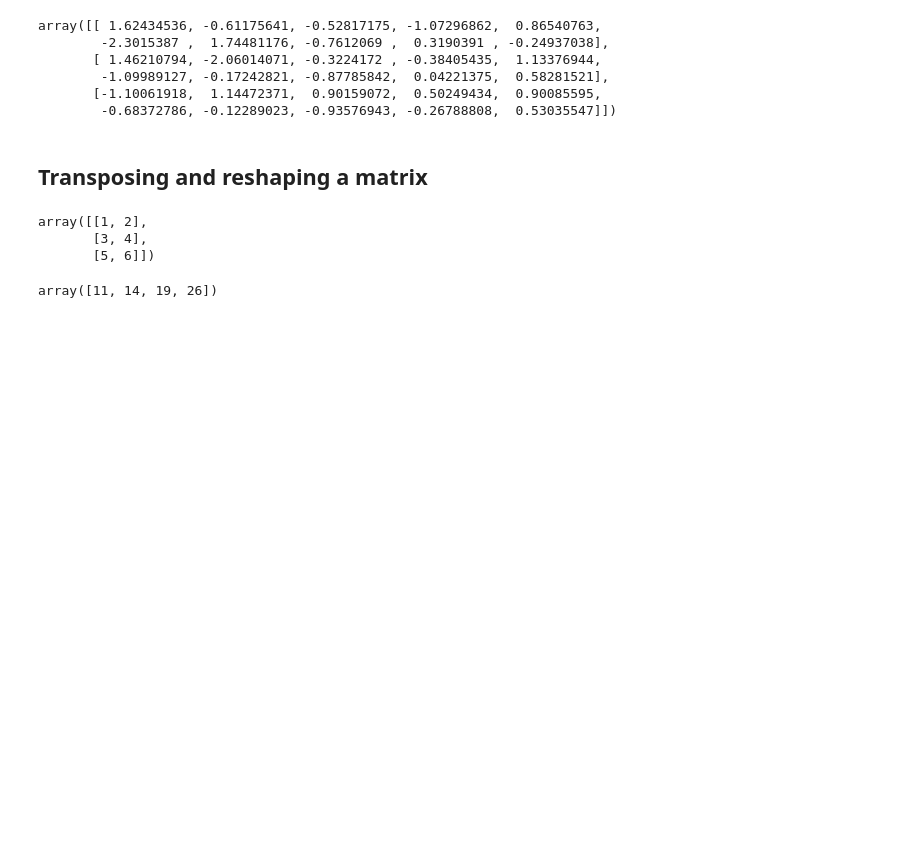
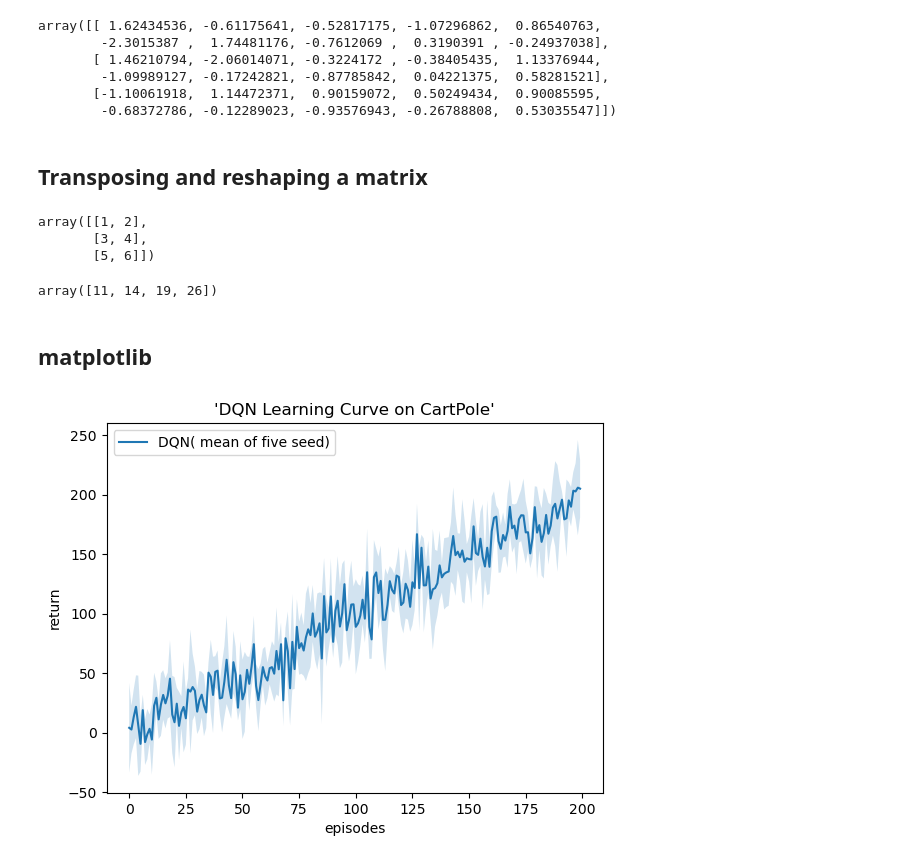
Before and after one commit to caihongyu-rl/cartpole-to-dqn-reinforcement-learning, a Jupyter notebook: notebooks/00_numpy_matplotlib_basics.ipynb, the cells around one changed output. Cells and saved outputs as stored; diff of their text form; code cells hidden in the pictures; blank space fills up the shorter version.

Commit message:
complete numpy and matplotlib: broadcasting, aggregation, multiseed curve plot

```diff
--- a/notebooks/00_numpy_matplotlib_basics.ipynb
+++ b/notebooks/00_numpy_matplotlib_basics.ipynb
@@ -378,3 +378,30 @@ np.sqrt(a)
 a + 10
 # %% [output]
 array([11, 14, 19, 26])
+# %% [markdown]
+## matplotlib
+# %%
+import numpy as np
+import matplotlib.pyplot as plt
+
+np.random.seed(0)
+seeds = 5
+episodes = 200
+trend = np.linspace(0, 200, num = episodes)
+noise = np.random.randn(seeds, episodes)
+reward = trend + noise * 30
+
+mean = reward.mean(axis = 0)
+std = reward.std(axis = 0)
+x = np.arange(0, episodes)
+
+plt.plot(x, mean, label = "DQN( mean of five seed)")
+plt.fill_between(x, mean - std, mean + std, alpha = 0.2)
+plt.xlabel("episodes")
+plt.ylabel("return")
+plt.title("'DQN Learning Curve on CartPole'")
+plt.legend()
+plt.savefig('../results/practice_multiseed_curve.png', dpi=150)
+plt.show()
+# %% [output]
+[figure, added]
```
Also changed, not shown: 1 other file.
